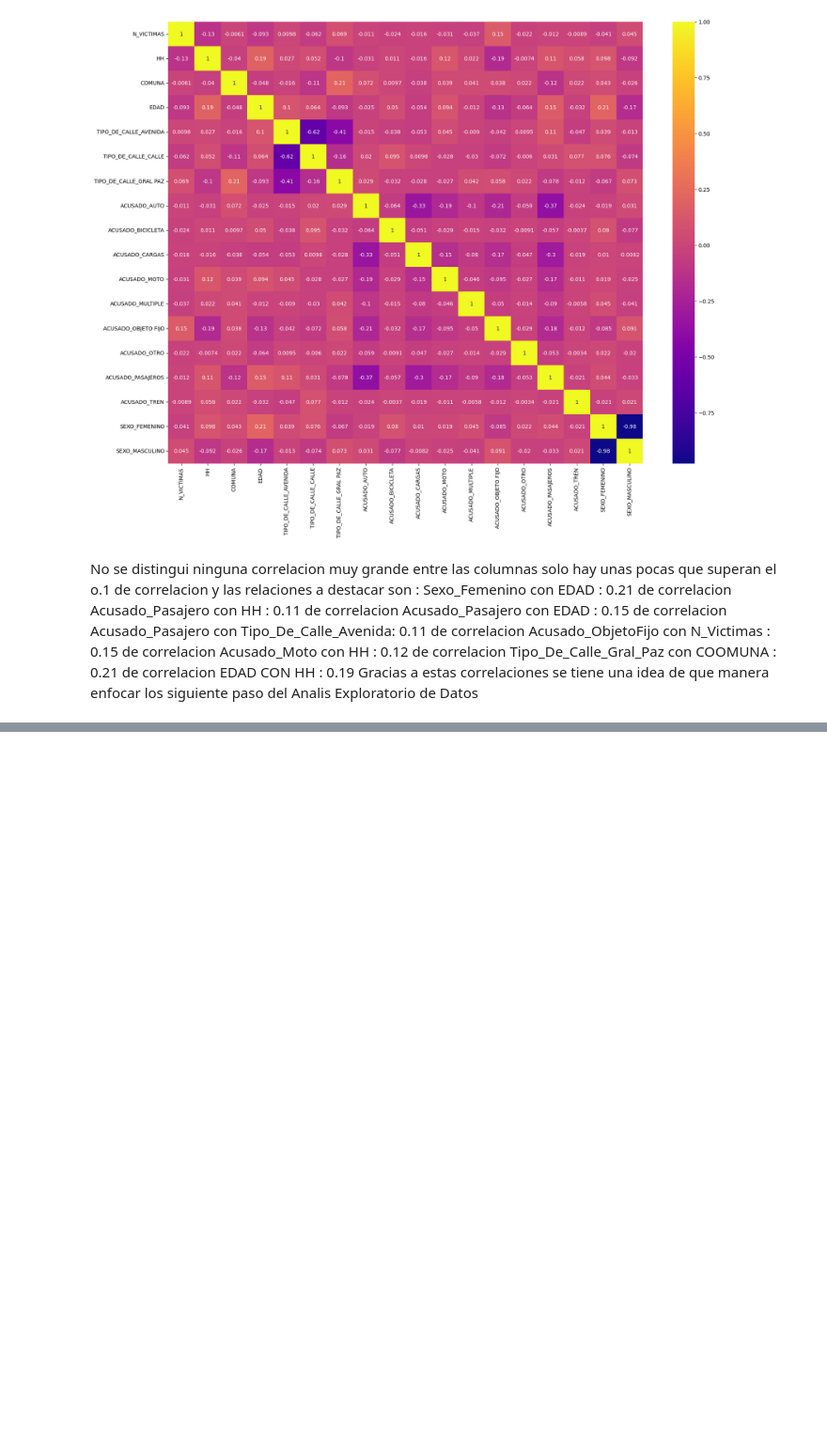
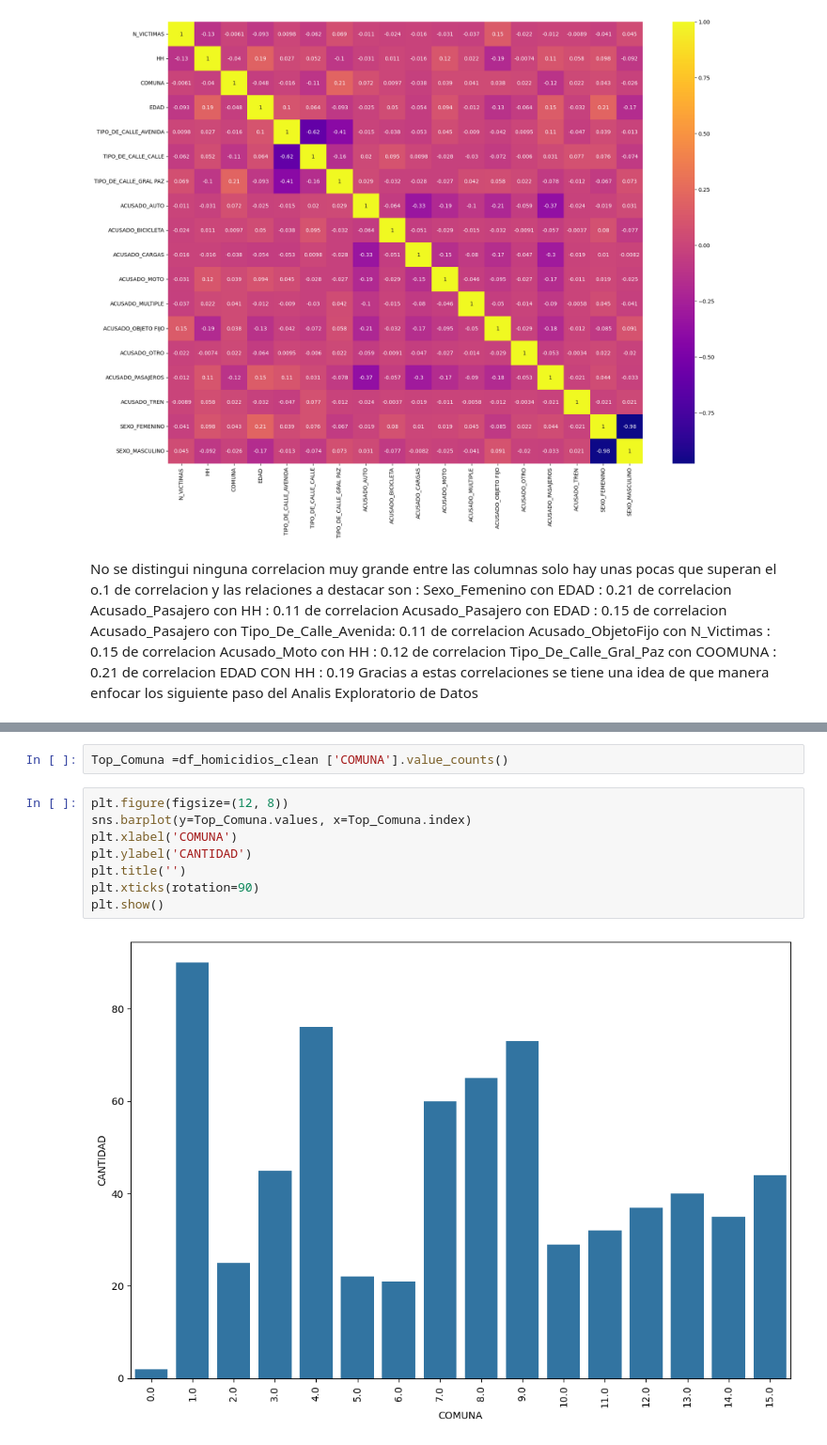
Before and after one commit to AlejoDiezGomez/PI02_DA, a Jupyter notebook: EDA.ipynb, the cells around one changed output, grey strips where cells are left out. Shown at 94% size. Cells and saved outputs as stored; diff of their text form; blank space fills up the shorter version.

```diff
--- a/EDA.ipynb
+++ b/EDA.ipynb
@@ -182,0 +204,12 @@ Gracias a estas correlaciones se tiene una idea de que manera enfocar los siguie
+# %%
+Top_Comuna =df_homicidios_clean ['COMUNA'].value_counts()
+# %%
+plt.figure(figsize=(12, 8))
+sns.barplot(y=Top_Comuna.values, x=Top_Comuna.index)
+plt.xlabel('COMUNA')
+plt.ylabel('CANTIDAD')
+plt.title('')
+plt.xticks(rotation=90)
+plt.show()
+# %% [output]
+[figure, added]
```
Also changed, not shown: parts of 9 cells of this notebook.
